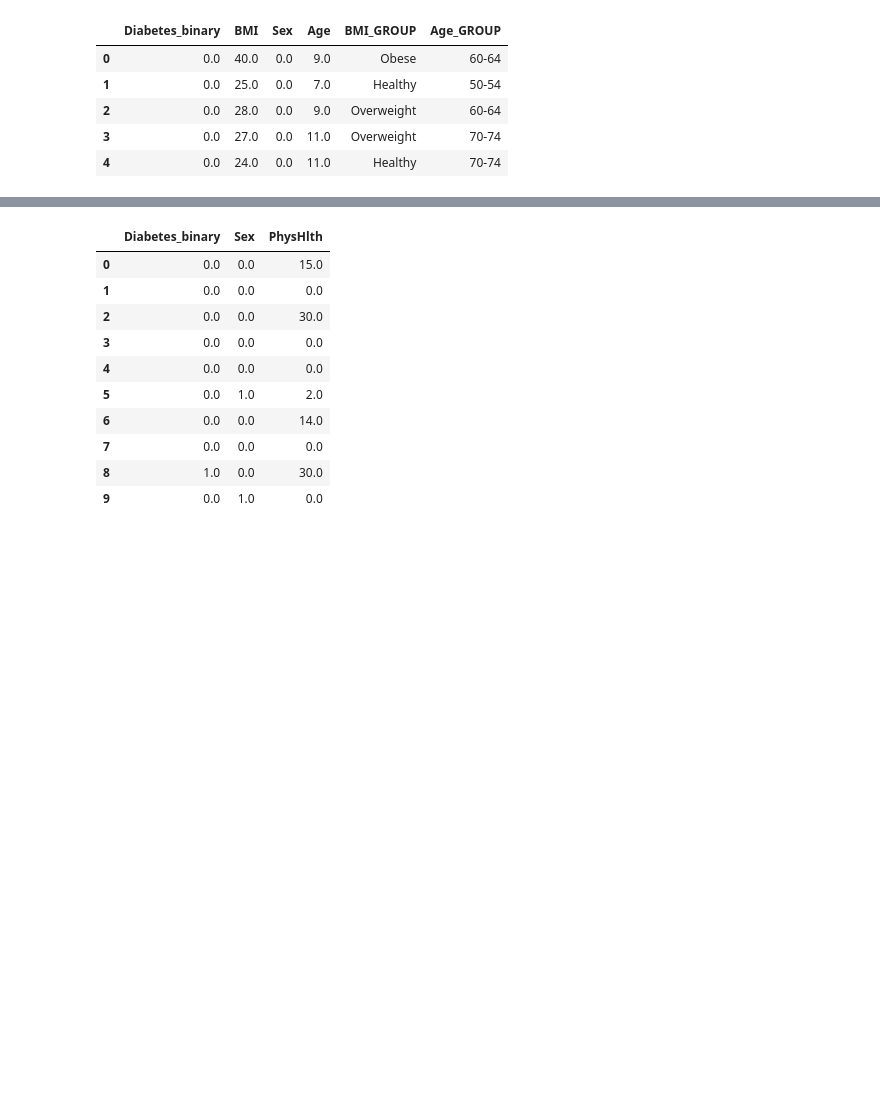
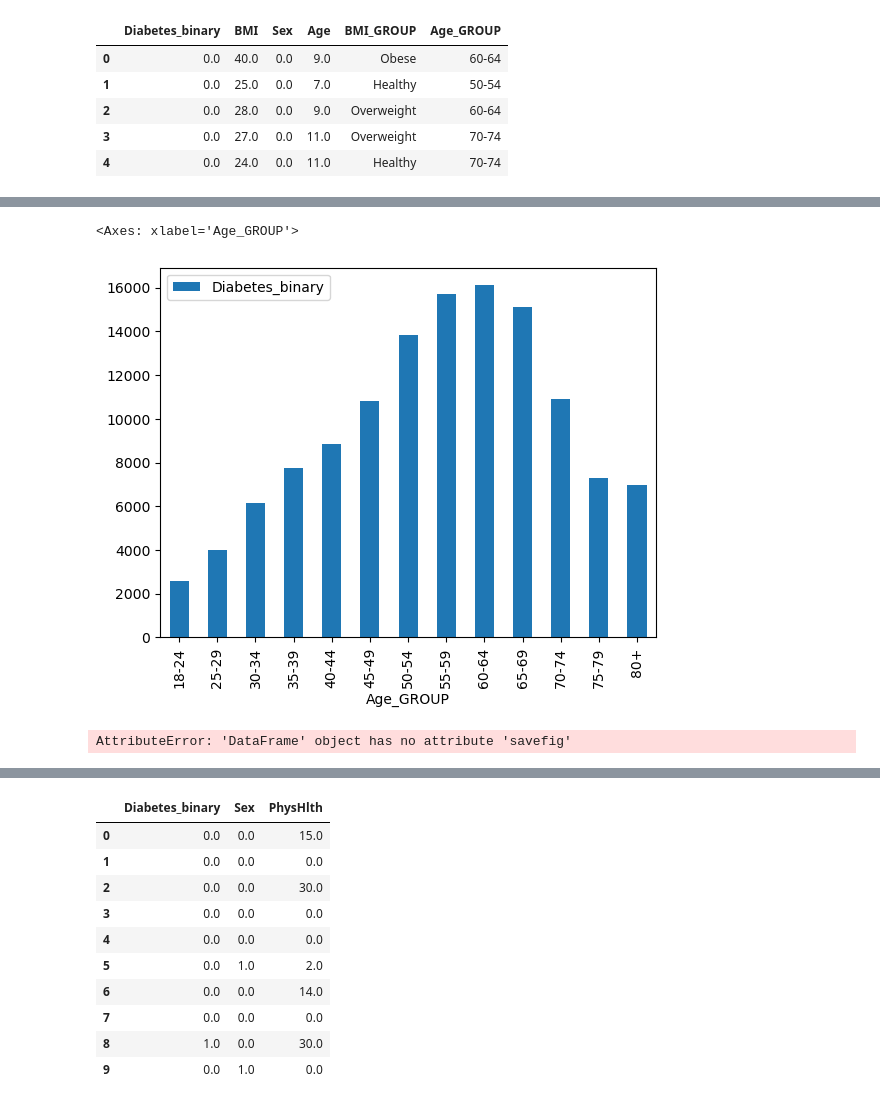
Before and after one commit to michaelz-id/project_1, a Jupyter notebook: Project1_testfile.ipynb, the cells around one changed output, grey strips where cells are left out. Drawn from its saved outputs; the diff is of its cells as text; code cells hidden in the pictures; blank space fills up the shorter version.

```diff
--- a/Project1_testfile.ipynb
+++ b/Project1_testfile.ipynb
@@ -329,0 +325,4 @@ df_scatter.plot(kind='scatter', x='Age', y='Diabetes_binary')
+# %%
+#filter with BMI_GROUP not healthy and diabetic only
+df_bmi_age_plot_non_diabetics = df_bmi_age_plot_non_diabetics.loc[df_bmi['Diabetes_binary'] == 0]
+df_bmi_age_plot_non_diabetics
@@ -329,0 +343,2 @@ df_scatter.plot(kind='scatter', x='Age', y='Diabetes_binary')
+# %%
+df_bmi_age_plot_non_diabetics.drop('BMI_GROUP', axis=1, inplace=True)
@@ -329,0 +350,3 @@ df_scatter.plot(kind='scatter', x='Age', y='Diabetes_binary')
+# %%
+diabetics_by_age_non_diabetics = df_bmi_age_plot_non_diabetics.groupby('Age_GROUP')
+diabetics_by_age_non_diabetics
@@ -329,0 +355,6 @@ df_scatter.plot(kind='scatter', x='Age', y='Diabetes_binary')
+# %%
+grouped_sum_nondiabetics = diabetics_by_age_non_diabetics.count()
+
+grouped_sum_nondiabetics = grouped_sum_nondiabetics.reset_index()
+
+print(grouped_sum_nondiabetics)
@@ -329,0 +376,10 @@ df_scatter.plot(kind='scatter', x='Age', y='Diabetes_binary')
+# %%
+grouped_sum_nondiabetics.plot(kind='bar', x='Age_GROUP', y='Diabetes_binary')
+# %% [output]
+<Axes: xlabel='Age_GROUP'>
+[figure, added]
+# %%
+filepath = Path('Resources/diabetics_bmi_age.png')
+grouped_sum_nondiabetics.savefig(filepath)
+# %% [output]
+AttributeError: 'DataFrame' object has no attribute 'savefig'
```
Also changed, not shown: parts of 46 cells of this notebook.
